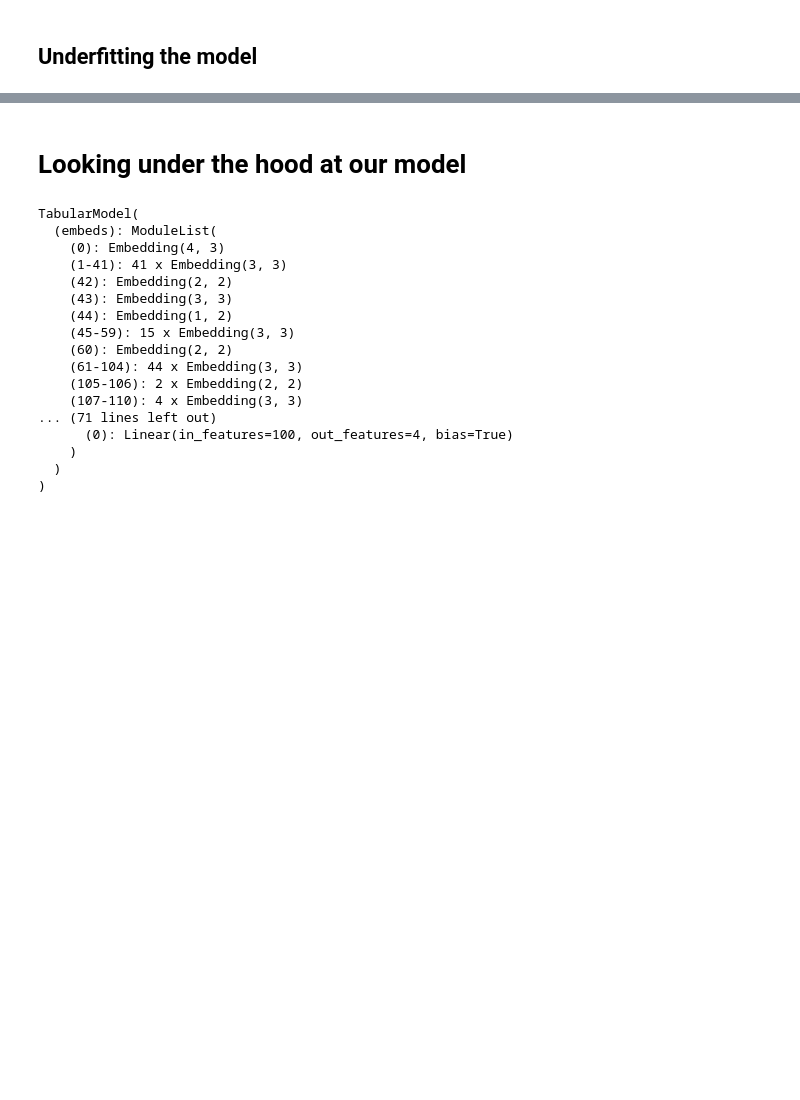
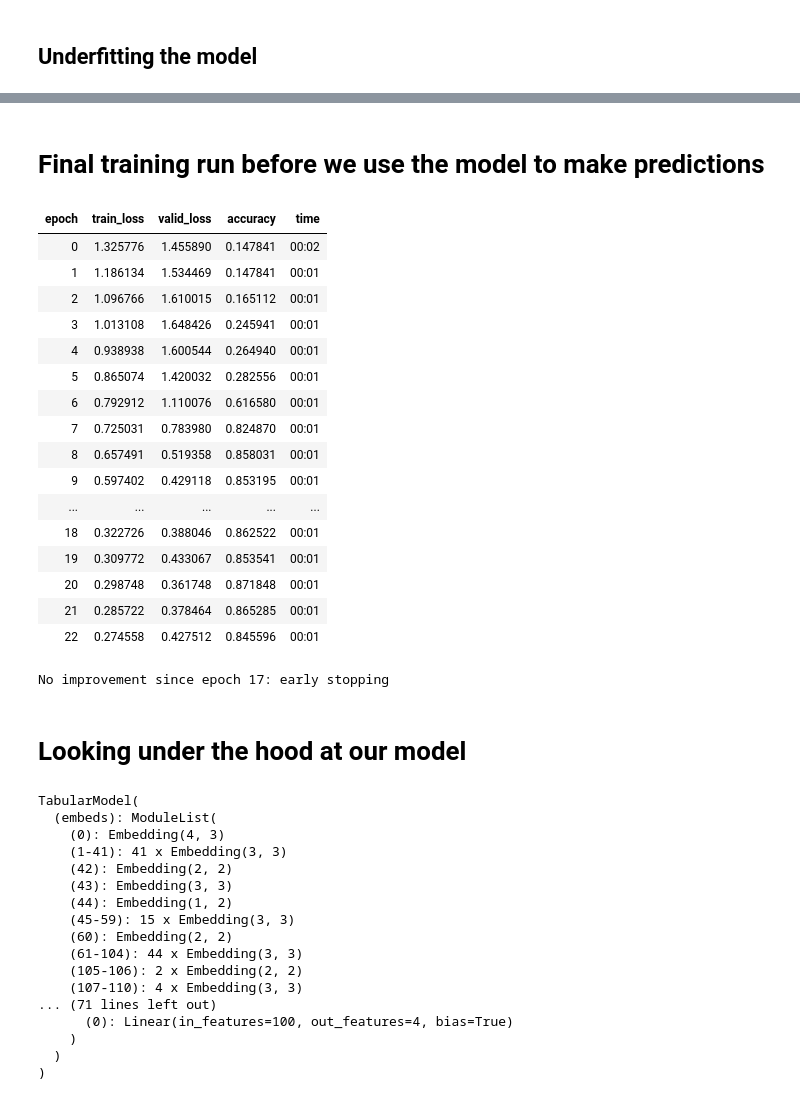
Before and after one commit to carlvh-wimmy/ahri_practicals, a Jupyter notebook: verbal_autopsy_nn/neural_net.ipynb, the cells around one changed output, grey strips where cells are left out. Drawn from its saved outputs; the diff is of its cells as text; code cells hidden in the pictures; blank space fills up the shorter version.

```diff
--- a/verbal_autopsy_nn/neural_net.ipynb
+++ b/verbal_autopsy_nn/neural_net.ipynb
@@ -332,3 +410,35 @@ interp.plot_confusion_matrix()
+# %% [markdown]
+# Final training run before we use the model to make predictions
+# %%
+dls = to.dataloaders(bs=1028)
+
+learn = tabular_learner(
+    dls,
+    metrics=[accuracy],
+    cbs=[EarlyStoppingCallback(monitor='valid_loss', patience=5, min_delta=0.001)]
+)
+
+# Train the model with early stopping
+learn.fit_one_cycle(100)
+# %% [output]
+| epoch | train_loss | valid_loss | accuracy | time |
+| 0 | 1.325776 | 1.455890 | 0.147841 | 00:02 |
+| 1 | 1.186134 | 1.534469 | 0.147841 | 00:01 |
+| 2 | 1.096766 | 1.610015 | 0.165112 | 00:01 |
+| 3 | 1.013108 | 1.648426 | 0.245941 | 00:01 |
+| 4 | 0.938938 | 1.600544 | 0.264940 | 00:01 |
+| 5 | 0.865074 | 1.420032 | 0.282556 | 00:01 |
+| 6 | 0.792912 | 1.110076 | 0.616580 | 00:01 |
+| 7 | 0.725031 | 0.783980 | 0.824870 | 00:01 |
+| 8 | 0.657491 | 0.519358 | 0.858031 | 00:01 |
+| 9 | 0.597402 | 0.429118 | 0.853195 | 00:01 |
+| ... | ... | ... | ... | ... |
+| 18 | 0.322726 | 0.388046 | 0.862522 | 00:01 |
+| 19 | 0.309772 | 0.433067 | 0.853541 | 00:01 |
+| 20 | 0.298748 | 0.361748 | 0.871848 | 00:01 |
+| 21 | 0.285722 | 0.378464 | 0.865285 | 00:01 |
+| 22 | 0.274558 | 0.427512 | 0.845596 | 00:01 |
+No improvement since epoch 17: early stopping
 # %% [markdown]
 # Looking under the hood at our model
 # %%
```
Also changed, not shown: parts of 27 cells of this notebook.
